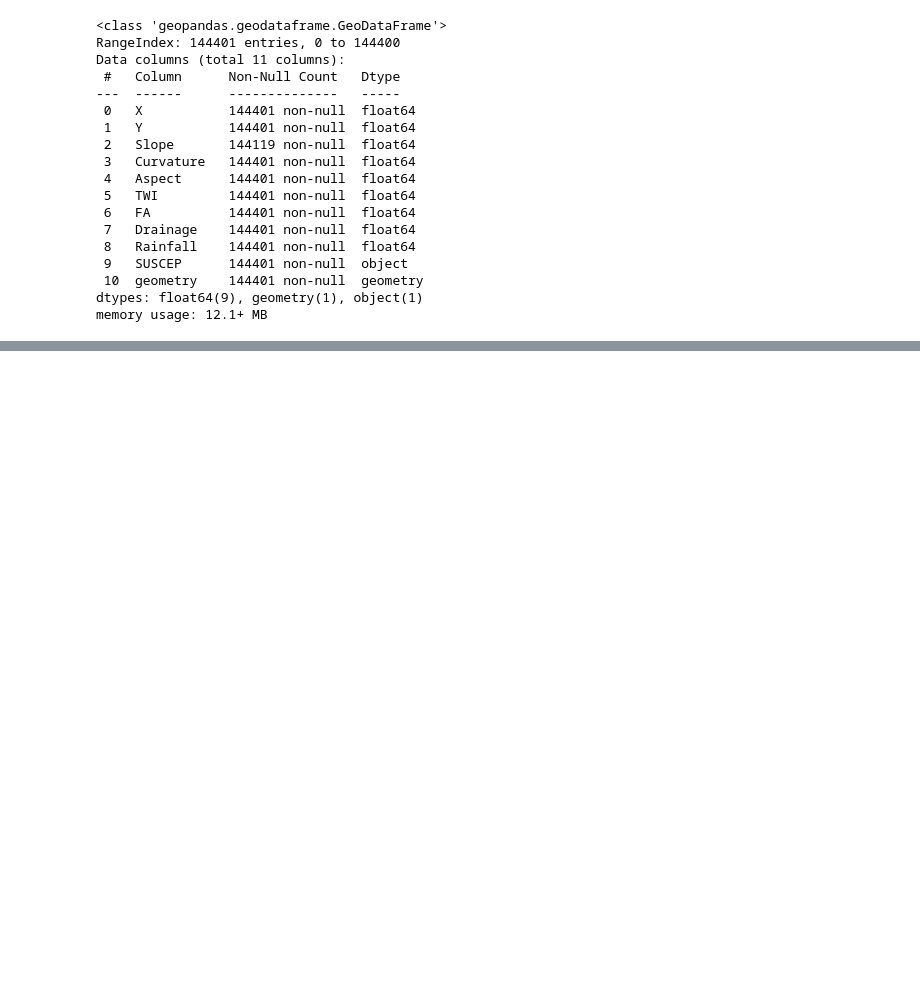
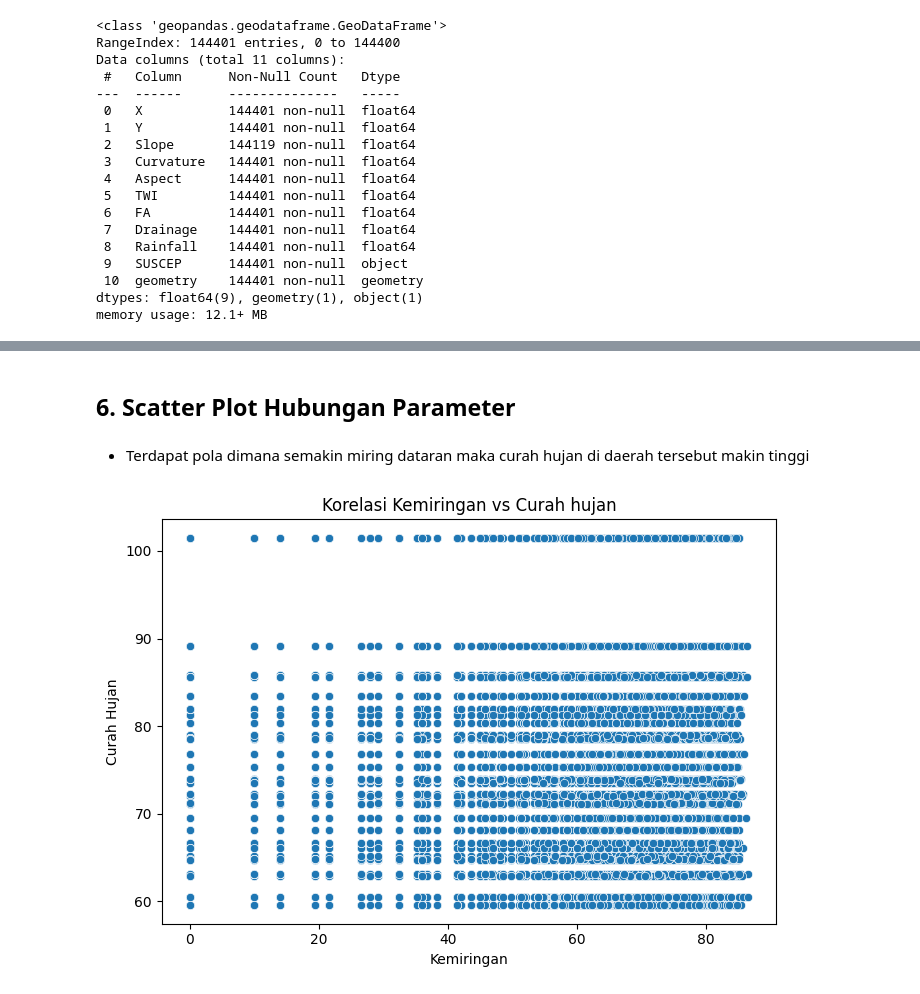
Before and after one commit to JOO-AJAAA/Yohanes-Gerardus-Haga-Zai_Assignment4, a Jupyter notebook: analysisPointPluvialFlood.ipynb, the cells around one changed output, grey strips where cells are left out. Cells and saved outputs as stored; diff of their text form; code cells hidden in the pictures; blank space fills up the shorter version.

```diff
--- a/analysisPointPluvialFlood.ipynb
+++ b/analysisPointPluvialFlood.ipynb
@@ -127,0 +153,17 @@ contoh nilai ekstrem (unique, up to 10): [-3.40282306073709e+38]
+# %% [markdown]
+## 6. Scatter Plot Hubungan Parameter
+# %% [markdown]
+* Terdapat pola dimana semakin miring dataran maka curah hujan di daerah tersebut makin tinggi
+# %%
+plt.figure(figsize=(7,5))
+sns.scatterplot(
+ x='Slope', y='Rainfall',
+ data=dfSpatialFood
+)
+plt.title('Korelasi Kemiringan vs Curah hujan')
+plt.xlabel('Kemiringan')
+plt.ylabel('Curah Hujan')
+plt.tight_layout()
+plt.show()
+# %% [output]
+[figure, added]
```
Also changed, not shown: parts of 16 cells of this notebook.
